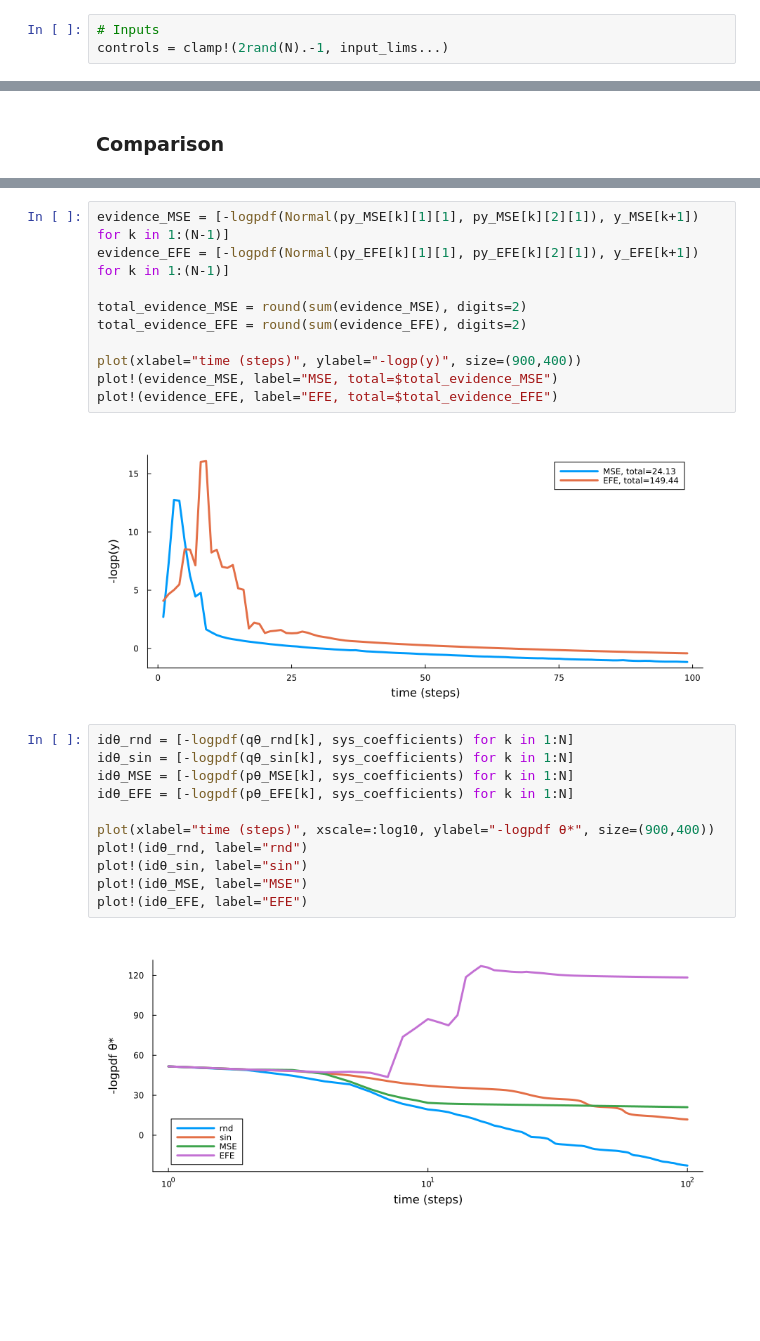
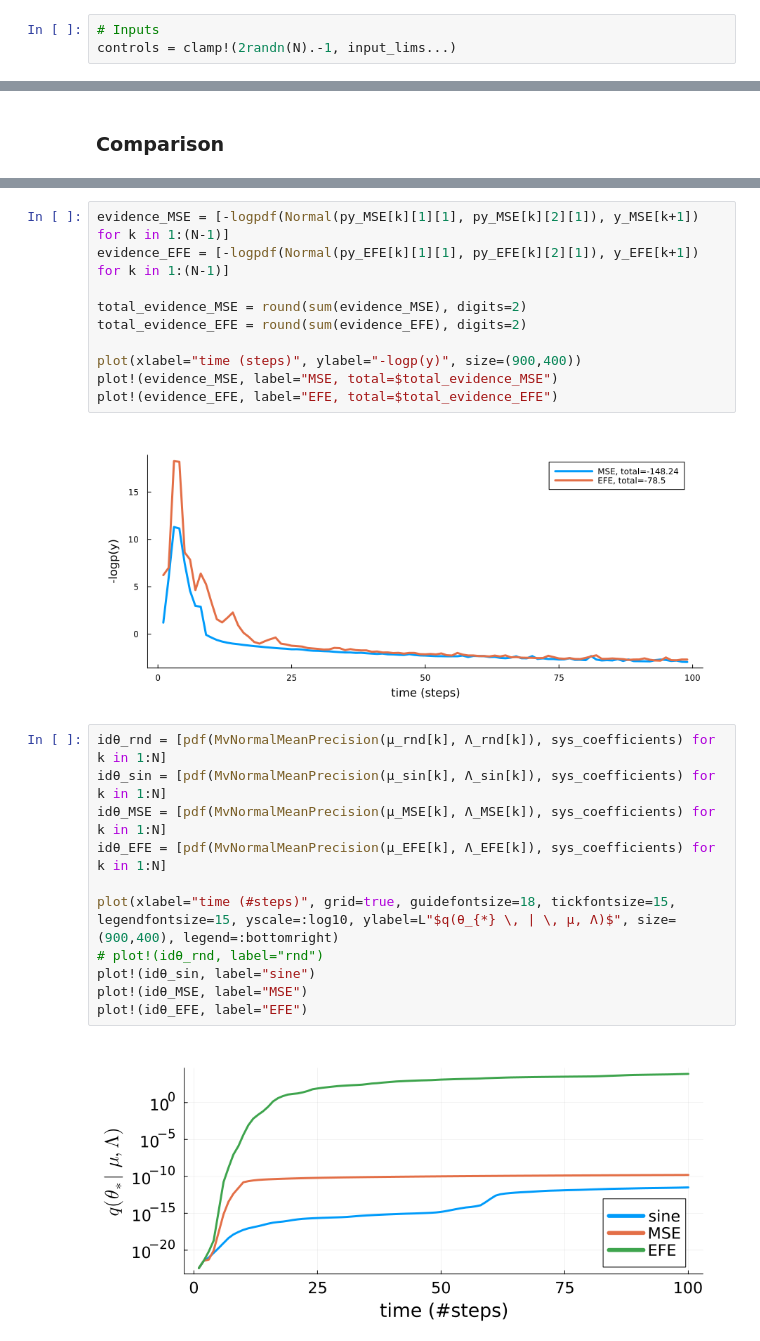
Before and after one commit to wmkouw/narx-efe, a Jupyter notebook: notebooks/NARX-EFE learningrate.ipynb, the cells around one changed output, grey strips where cells are left out. Drawn from its saved outputs; the diff is of its cells as text; blank space fills up the shorter version.

```diff
--- a/notebooks/NARX-EFE learningrate.ipynb
+++ b/notebooks/NARX-EFE learningrate.ipynb
@@ -93,6 +94,6 @@ NormalMeanVariance{Float64}(μ=0.5, v=10.0)
 ## Parameter estimation: random
 # %%
 # Inputs
-controls = clamp!(2rand(N).-1, input_lims...)
+controls = clamp!(2randn(N).-1, input_lims...)
 # %% [output]
 100-element Vector{Float64}:
@@ -512,18 +510,18 @@ plot(xlabel="time (steps)", ylabel="-logp(y)", size=(900,400))
 plot!(evidence_MSE, label="MSE, total=$total_evidence_MSE")
 plot!(evidence_EFE, label="EFE, total=$total_evidence_EFE")
 # %% [output]
-[figure, old version]
+[figure, new version]
 # %%
-idθ_rnd = [-logpdf(qθ_rnd[k], sys_coefficients) for k in 1:N]
-idθ_sin = [-logpdf(qθ_sin[k], sys_coefficients) for k in 1:N]
-idθ_MSE = [-logpdf(pθ_MSE[k], sys_coefficients) for k in 1:N]
-idθ_EFE = [-logpdf(pθ_EFE[k], sys_coefficients) for k in 1:N]
+idθ_rnd = [pdf(MvNormalMeanPrecision(μ_rnd[k], Λ_rnd[k]), sys_coefficients) for k in 1:N]
+idθ_sin = [pdf(MvNormalMeanPrecision(μ_sin[k], Λ_sin[k]), sys_coefficients) for k in 1:N]
+idθ_MSE = [pdf(MvNormalMeanPrecision(μ_MSE[k], Λ_MSE[k]), sys_coefficients) for k in 1:N]
+idθ_EFE = [pdf(MvNormalMeanPrecision(μ_EFE[k], Λ_EFE[k]), sys_coefficients) for k in 1:N]
 
-plot(xlabel="time (steps)", xscale=:log10, ylabel="-logpdf θ*", size=(900,400))
-plot!(idθ_rnd, label="rnd")
-plot!(idθ_sin, label="sin")
+plot(xlabel="time (#steps)", grid=true, guidefontsize=18, tickfontsize=15, legendfontsize=15, yscale=:log10, ylabel=L"$q(θ_{*} \, | \, μ, Λ)$", size=(900,400), legend=:bottomright)
+# plot!(idθ_rnd, label="rnd")
+plot!(idθ_sin, label="sine")
 plot!(idθ_MSE, label="MSE")
 plot!(idθ_EFE, label="EFE")
 # %% [output]
-[figure, old version]
+[figure, new version]
 # %%
```
Also changed, not shown: parts of 25 cells of this notebook, 9 other files.
